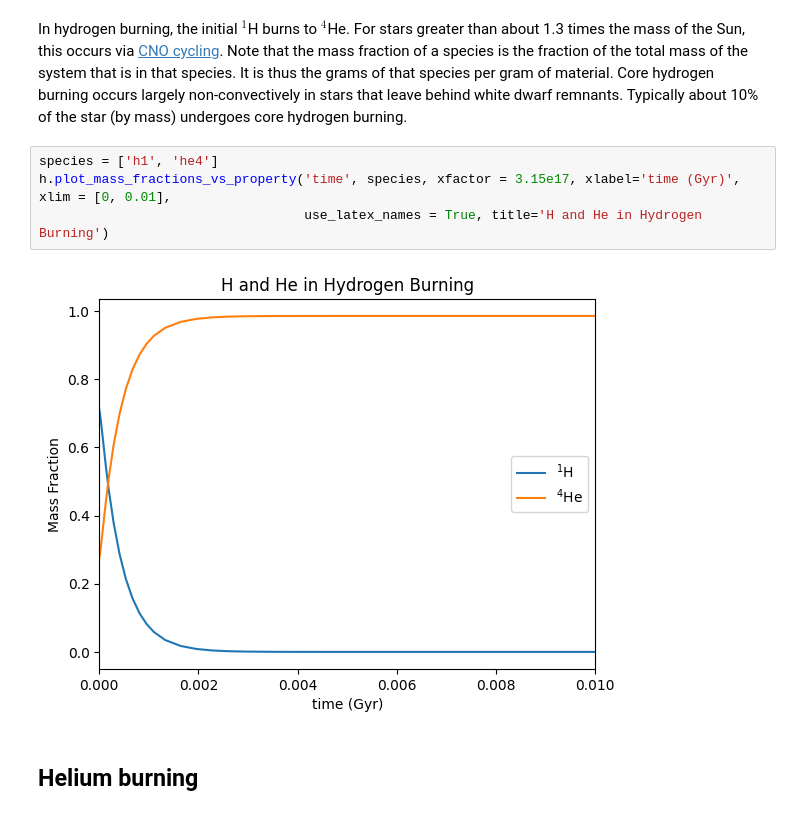
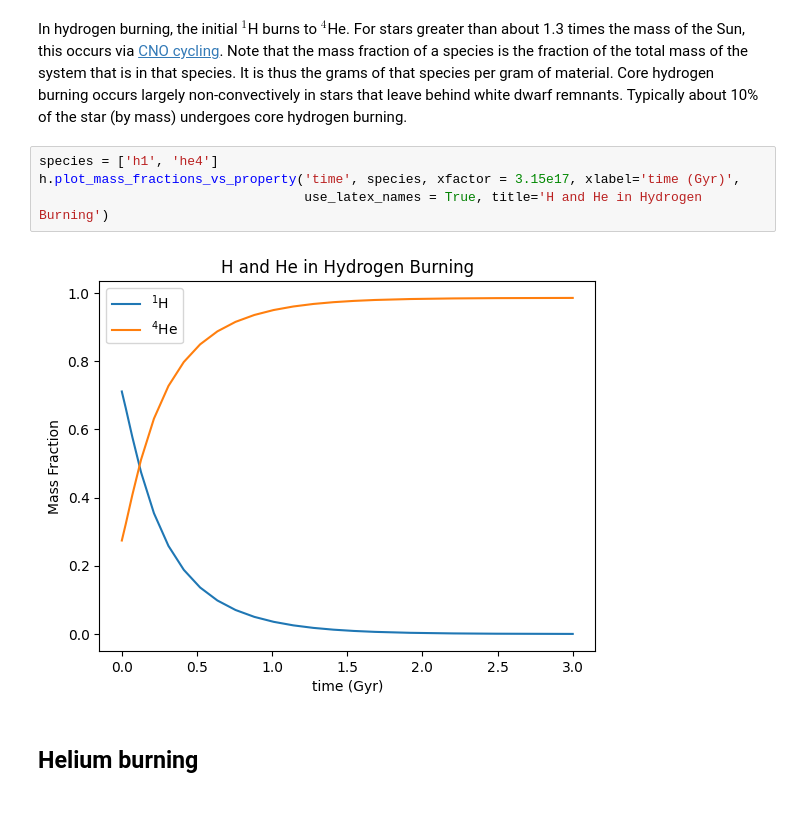
Before and after one commit to mbradle/NRLEE-Nucleosynthesis, a Jupyter notebook: nrlee.ipynb, the cells around one changed output. Cells and saved outputs as stored; diff of their text form.

```diff
--- a/nrlee.ipynb
+++ b/nrlee.ipynb
@@ -149,10 +149,10 @@ For the calculation, the duration, temperature, and density were:
 In hydrogen burning, the initial $^1$H burns to $^4$He.  For stars greater than about 1.3 times the mass of the Sun, this occurs via [CNO cycling](https://en.wikipedia.org/wiki/CNO_cycle).  Note that the mass fraction of a species is the fraction of the total mass of the system that is in that species.  It is thus the grams of that species per gram of material.  Core hydrogen burning occurs largely non-convectively in stars that leave behind white dwarf remnants.  Typically about 10% of the star (by mass) undergoes core hydrogen burning.
 # %%
 species = ['h1', 'he4']
-h.plot_mass_fractions_vs_property('time', species, xfactor = 3.15e17, xlabel='time (Gyr)', xlim = [0, 0.01],
+h.plot_mass_fractions_vs_property('time', species, xfactor = 3.15e17, xlabel='time (Gyr)',
                                   use_latex_names = True, title='H and He in Hydrogen Burning')
 # %% [output]
-[figure, old version]
+[figure, new version]
 # %% [markdown]
 ## Helium burning
 # %% [markdown]
```
Also changed, not shown: parts of 6 cells of this notebook.
